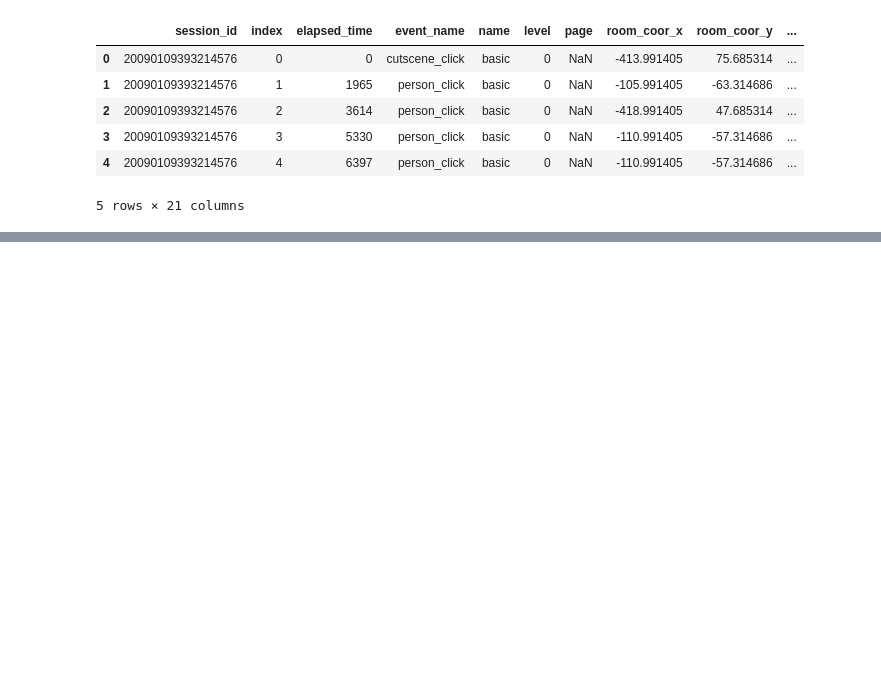
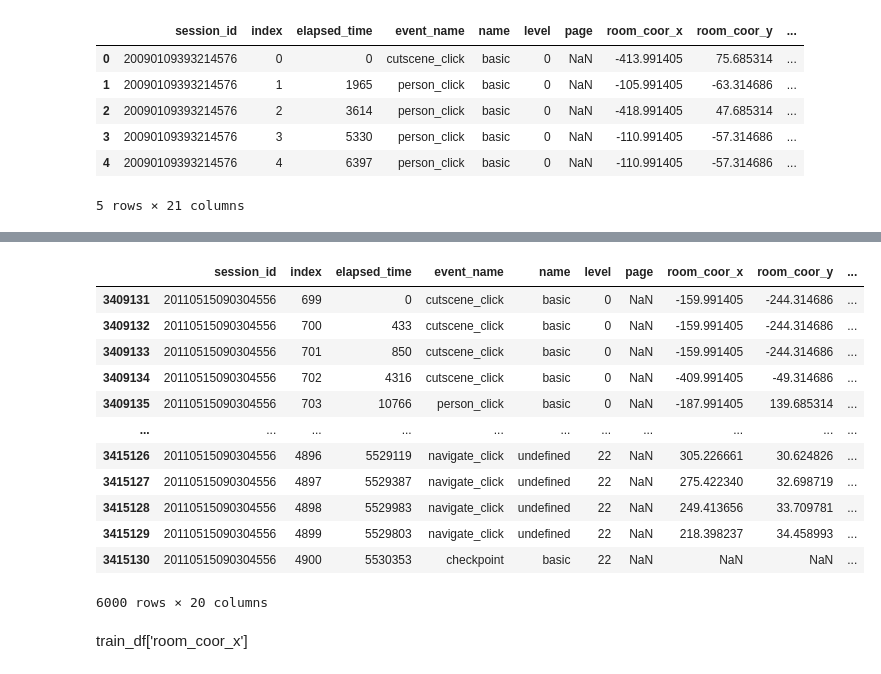
Before and after one commit to dkdkdkdkd/kaggle_study, a Jupyter notebook: predict_student_performance_game_play/data_explore.ipynb, the cells around one changed output, grey strips where cells are left out. Saved outputs shown, nothing was run; the diff lists cells and outputs as text; code cells hidden in the pictures; blank space fills up the shorter version.

```diff
--- a/predict_student_performance_game_play/data_explore.ipynb
+++ b/predict_student_performance_game_play/data_explore.ipynb
@@ -74,0 +220,18 @@ train_labels = pd.read_csv("../Data/predict_student_performance_from_game_play/t
+# %%
+train_df.loc[train_df['session_id']==20110515090304556 ]
+# %% [output]
+|  | session_id | index | elapsed_time | event_name | name | level | page | room_coor_x | room_coor_y | ... |
+| 3409131 | 20110515090304556 | 699 | 0 | cutscene_click | basic | 0 | NaN | -159.991405 | -244.314686 | ... |
+| 3409132 | 20110515090304556 | 700 | 433 | cutscene_click | basic | 0 | NaN | -159.991405 | -244.314686 | ... |
+| 3409133 | 20110515090304556 | 701 | 850 | cutscene_click | basic | 0 | NaN | -159.991405 | -244.314686 | ... |
+| 3409134 | 20110515090304556 | 702 | 4316 | cutscene_click | basic | 0 | NaN | -409.991405 | -49.314686 | ... |
+| 3409135 | 20110515090304556 | 703 | 10766 | person_click | basic | 0 | NaN | -187.991405 | 139.685314 | ... |
+| ... | ... | ... | ... | ... | ... | ... | ... | ... | ... | ... |
+| 3415126 | 20110515090304556 | 4896 | 5529119 | navigate_click | undefined | 22 | NaN | 305.226661 | 30.624826 | ... |
+| 3415127 | 20110515090304556 | 4897 | 5529387 | navigate_click | undefined | 22 | NaN | 275.422340 | 32.698719 | ... |
+| 3415128 | 20110515090304556 | 4898 | 5529983 | navigate_click | undefined | 22 | NaN | 249.413656 | 33.709781 | ... |
+| 3415129 | 20110515090304556 | 4899 | 5529803 | navigate_click | undefined | 22 | NaN | 218.398237 | 34.458993 | ... |
+| 3415130 | 20110515090304556 | 4900 | 5530353 | checkpoint | basic | 22 | NaN | NaN | NaN | ... |
+6000 rows × 20 columns
+# %% [markdown]
+train_df['room_coor_x']
```
Also changed, not shown: parts of 23 cells of this notebook, 2 other files.
